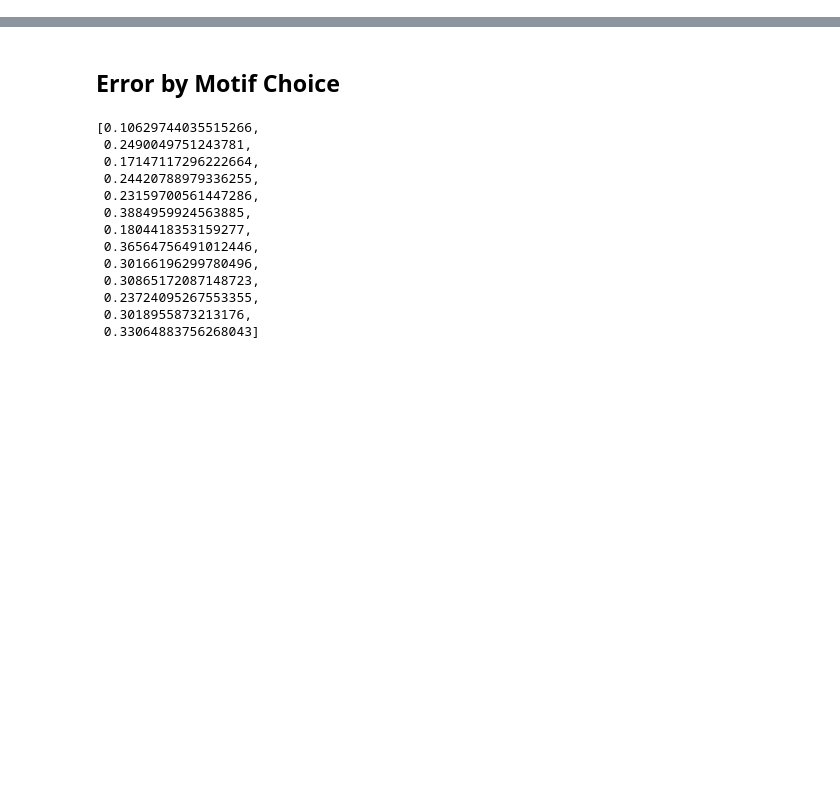
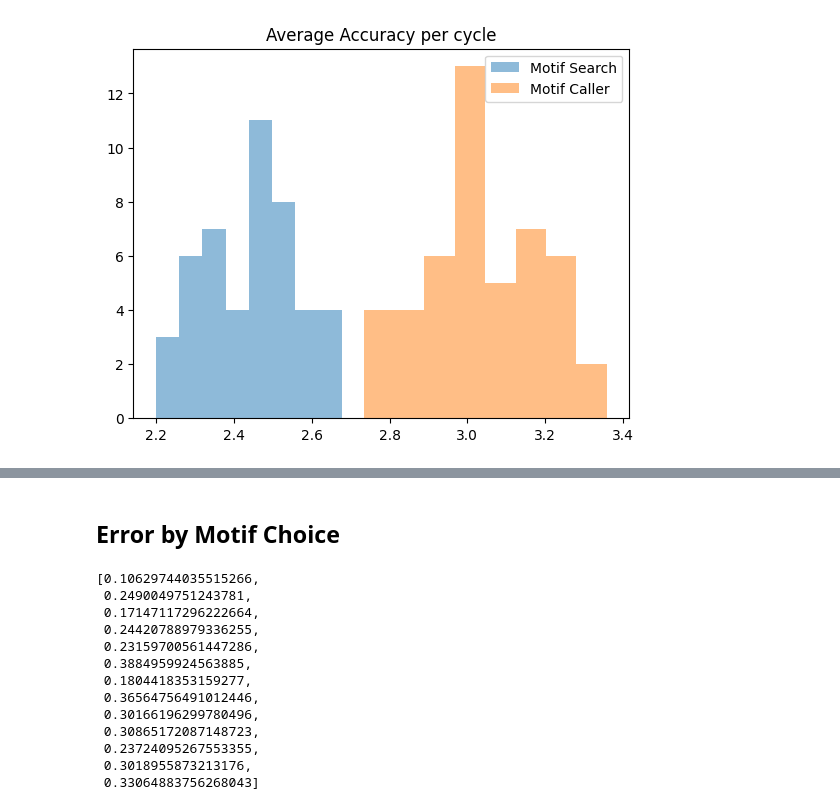
Before and after one commit to Parvfect/Basecalling, a Jupyter notebook: testing_model_empirical.ipynb, the cells around one changed output, grey strips where cells are left out. Cells and saved outputs as stored; diff of their text form; code cells hidden in the pictures; blank space fills up the shorter version.

```diff
--- a/testing_model_empirical.ipynb
+++ b/testing_model_empirical.ipynb
@@ -303,0 +356,8 @@ plt.show()
+# %%
+plt.hist(search_cycle_level_avg_accuracy, bins=8, alpha=0.5, label='Motif Search')
+plt.hist(caller_cycle_level_avg_accuracy, bins=8, alpha=0.5, label='Motif Caller')
+plt.legend(loc='upper right')
+plt.title("Average Accuracy per cycle")
+plt.show()
+# %% [output]
+[figure, added]
```
Also changed, not shown: parts of 35 cells of this notebook.
